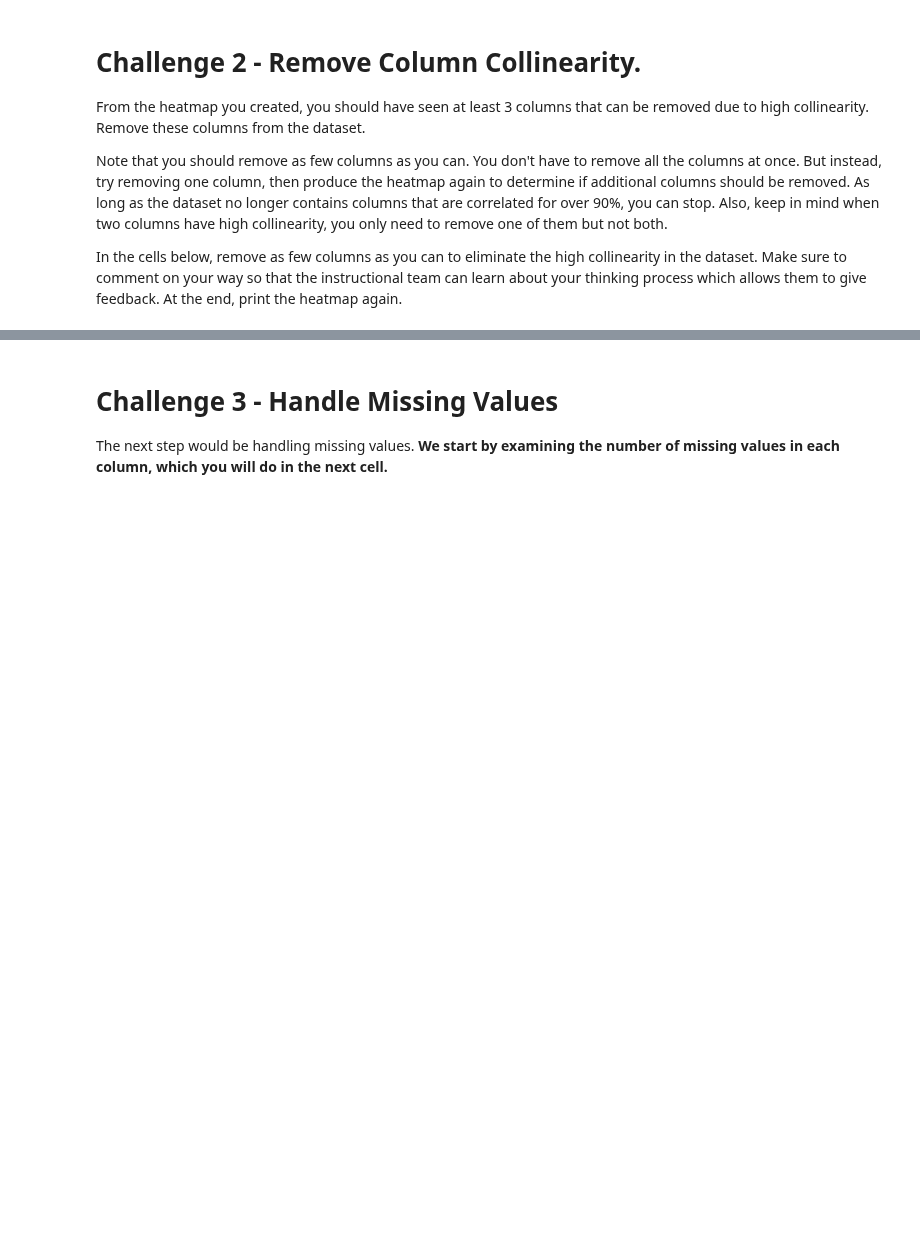
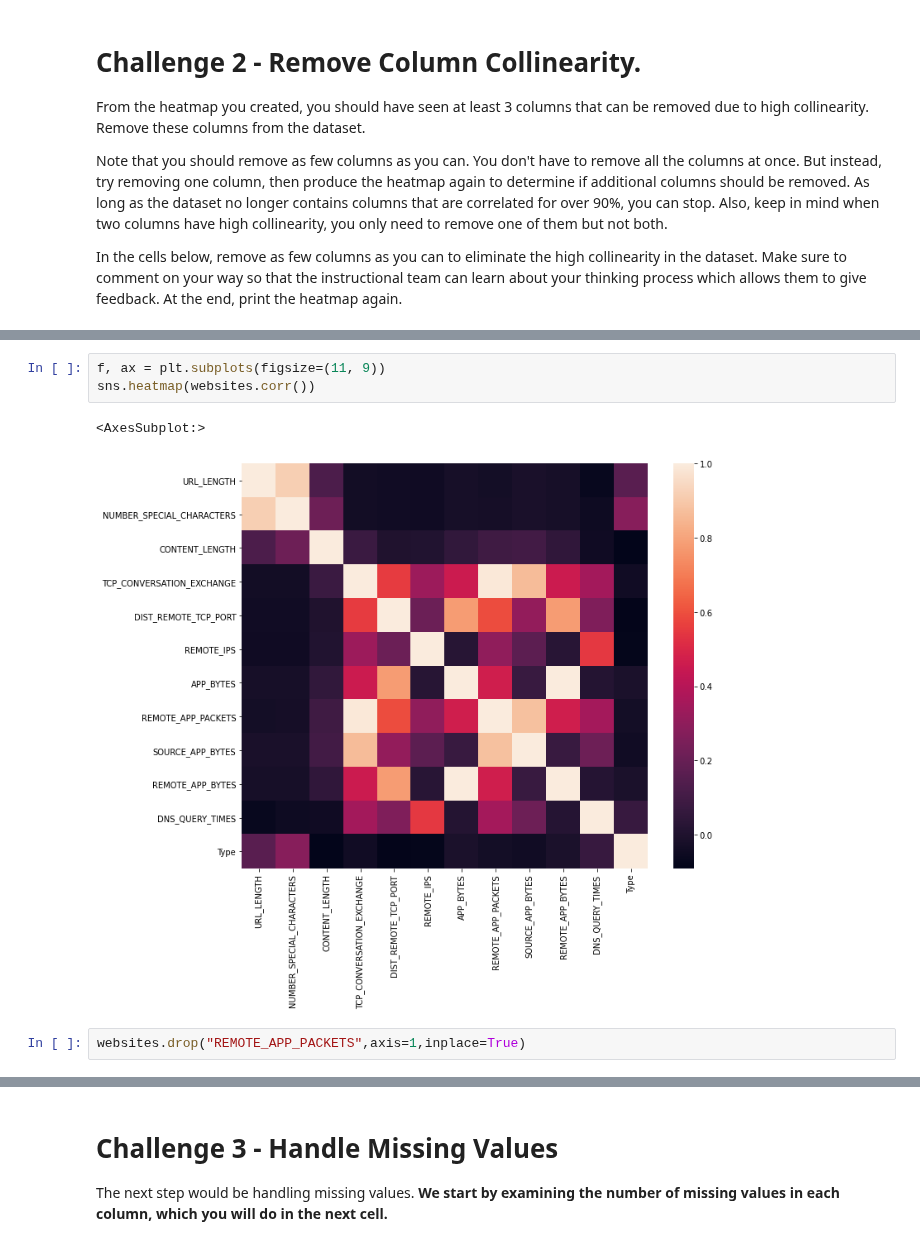
Before and after one commit to ta-data-remote/lab-supervised-learning, a Jupyter notebook: your-code/main.ipynb, the cells around one changed output, grey strips where cells are left out. Saved outputs shown, nothing was run; the diff lists cells and outputs as text; blank space fills up the shorter version.

```diff
--- a/your-code/main.ipynb
+++ b/your-code/main.ipynb
@@ -70,0 +131,8 @@ In the cells below, remove as few columns as you can to eliminate the high colli
+# %%
+f, ax = plt.subplots(figsize=(11, 9))
+sns.heatmap(websites.corr())
+# %% [output]
+<AxesSubplot:>
+[figure, added]
+# %%
+websites.drop("REMOTE_APP_PACKETS",axis=1,inplace=True)
```
Also changed, not shown: parts of 102 cells of this notebook.
